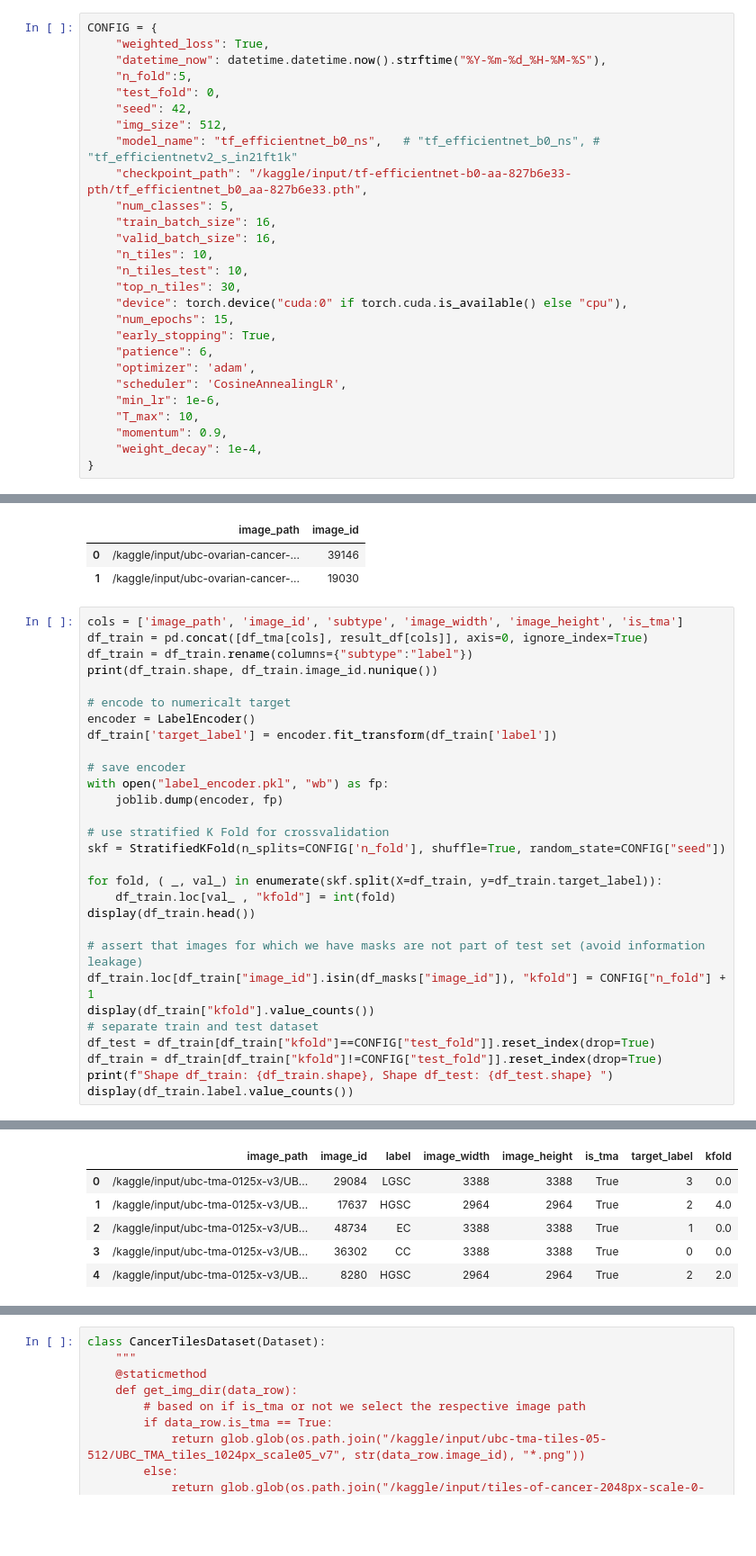
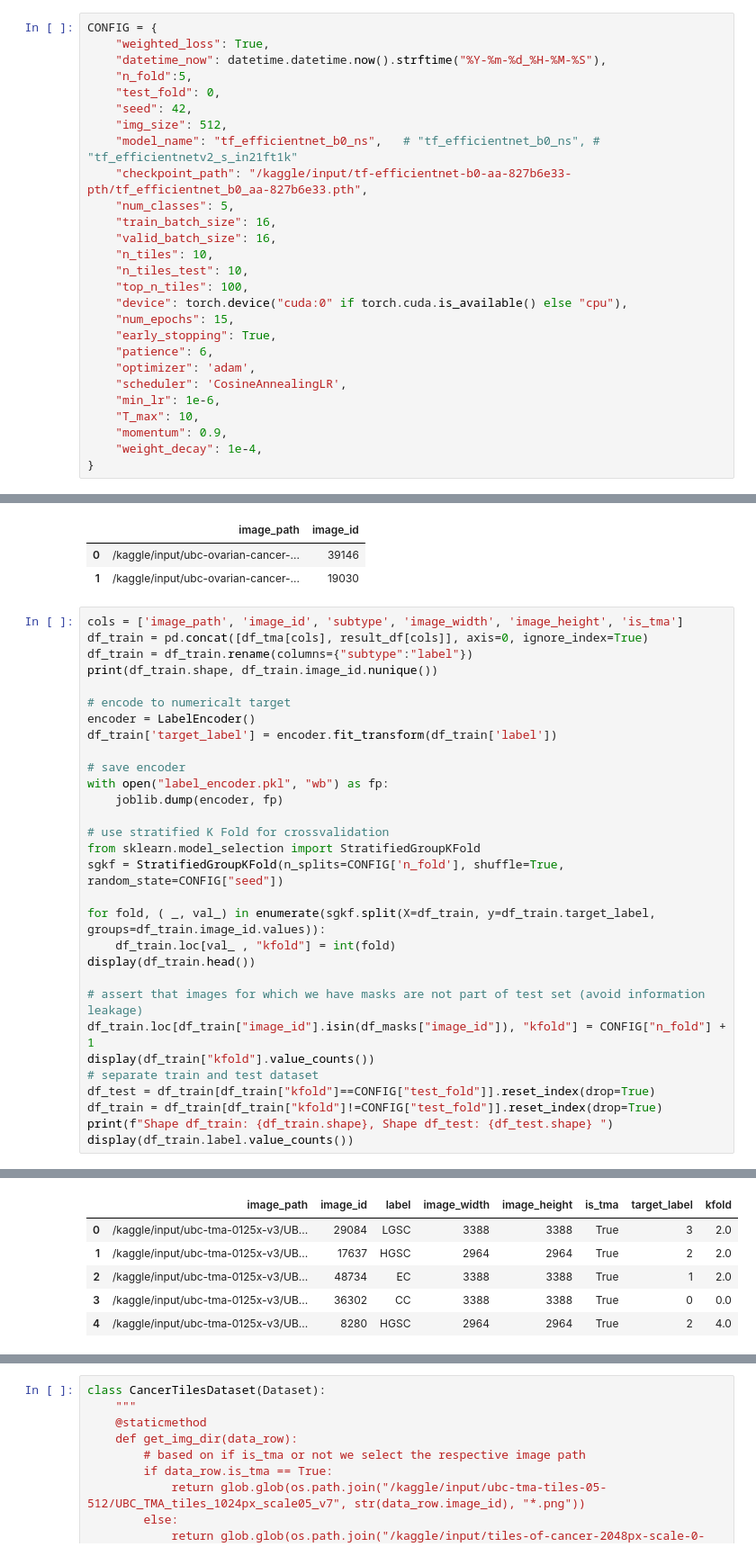
Before and after one commit to Niggl0n/UBC_Cancer_Classification, a Jupyter notebook: ubc-subtype-classifier-cnn.ipynb, the cells around one changed output, grey strips where cells are left out. Shown at 90% size. Drawn from its saved outputs; the diff is of its cells as text; blank space fills up the shorter version.

Commit message:
Kaggle Notebook | UBC Subtype Classifier - CNN | Version 12

```diff
--- a/ubc-subtype-classifier-cnn.ipynb
+++ b/ubc-subtype-classifier-cnn.ipynb
@@ -125,7 +125,7 @@ CONFIG = {
     "valid_batch_size": 16,
     "n_tiles": 10,
     "n_tiles_test": 10,
-    "top_n_tiles": 30,
+    "top_n_tiles": 100,
     "device": torch.device("cuda:0" if torch.cuda.is_available() else "cpu"),
     "num_epochs": 15,
     "early_stopping": True,
@@ -252,9 +252,10 @@ with open("label_encoder.pkl", "wb") as fp:
     joblib.dump(encoder, fp)
 
 # use stratified K Fold for crossvalidation
-skf = StratifiedKFold(n_splits=CONFIG['n_fold'], shuffle=True, random_state=CONFIG["seed"])
+from sklearn.model_selection import StratifiedGroupKFold
+sgkf = StratifiedGroupKFold(n_splits=CONFIG['n_fold'], shuffle=True, random_state=CONFIG["seed"])
 
-for fold, ( _, val_) in enumerate(skf.split(X=df_train, y=df_train.target_label)):
+for fold, ( _, val_) in enumerate(sgkf.split(X=df_train, y=df_train.target_label, groups=df_train.image_id.values)):
     df_train.loc[val_ , "kfold"] = int(fold)
 display(df_train.head())
 
@@ -271,7 +272,7 @@ display(df_train.label.value_counts())
 |  | image_path | image_id | label | image_width | image_height | is_tma | target_label | kfold |
-| 0 | /kaggle/input/ubc-tma-0125x-v3/UB... | 29084 | LGSC | 3388 | 3388 | True | 3 | 0.0 |
-| 1 | /kaggle/input/ubc-tma-0125x-v3/UB... | 17637 | HGSC | 2964 | 2964 | True | 2 | 4.0 |
-| 2 | /kaggle/input/ubc-tma-0125x-v3/UB... | 48734 | EC | 3388 | 3388 | True | 1 | 0.0 |
+| 0 | /kaggle/input/ubc-tma-0125x-v3/UB... | 29084 | LGSC | 3388 | 3388 | True | 3 | 2.0 |
+| 1 | /kaggle/input/ubc-tma-0125x-v3/UB... | 17637 | HGSC | 2964 | 2964 | True | 2 | 2.0 |
+| 2 | /kaggle/input/ubc-tma-0125x-v3/UB... | 48734 | EC | 3388 | 3388 | True | 1 | 2.0 |
 | 3 | /kaggle/input/ubc-tma-0125x-v3/UB... | 36302 | CC | 3388 | 3388 | True | 0 | 0.0 |
-| 4 | /kaggle/input/ubc-tma-0125x-v3/UB... | 8280 | HGSC | 2964 | 2964 | True | 2 | 2.0 |
+| 4 | /kaggle/input/ubc-tma-0125x-v3/UB... | 8280 | HGSC | 2964 | 2964 | True | 2 | 4.0 |
 kfold
```
Also changed, not shown: parts of 9 cells of this notebook.
